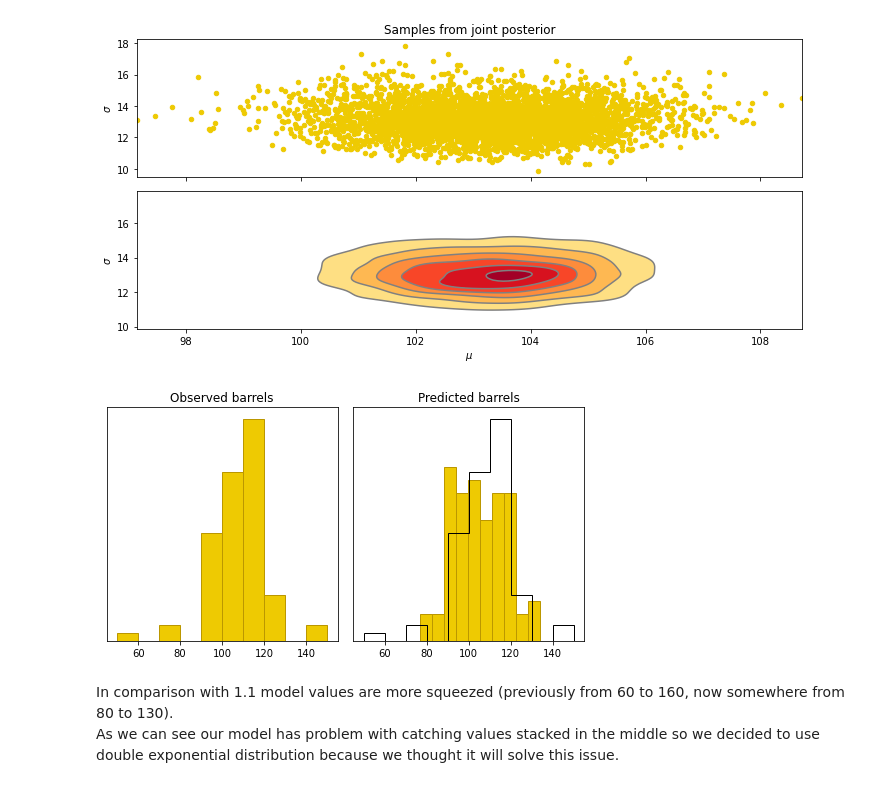
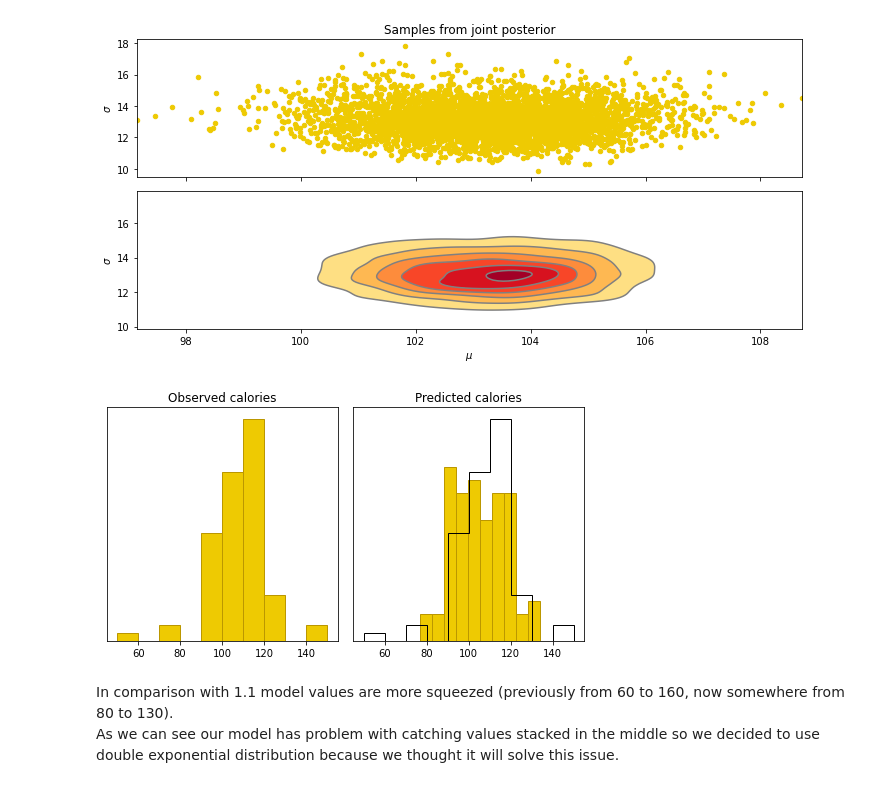
Before and after one commit to nsak99/DataAnalyticsProject, a Jupyter notebook: Project/project.ipynb, the cells around one changed output. Saved outputs shown, nothing was run; the diff lists cells and outputs as text; code cells hidden in the pictures.

Commit message:
Small fix of plots

```diff
--- a/Project/project.ipynb
+++ b/Project/project.ipynb
@@ -693,20 +693,20 @@ plt.show()
 # %%
 fig, axes = plt.subplots(1,2,figsize=(7,4),sharex=True,sharey=True)
 ax=axes[0]
 ax.hist(data['calories'], bins=10, color=DARK,edgecolor=DARK_HIGHLIGHT,density=True)
-ax.set_title('Observed barrels')
+ax.set_title('Observed calories')
 ax.set_yticks(())
 ax2=axes[1]
 ax2.hist(calorie_pred[3000], bins=10, color=DARK,edgecolor=DARK_HIGHLIGHT,density=True)
 ax2.hist(data['calories'], bins=10, histtype='step', color='black', density=True)
 
-ax2.set_title('Predicted barrels')
+ax2.set_title('Predicted calories')
 ax2.set_yticks(())
 fig.tight_layout()
 
 plt.show()
 # %% [output]
-[figure, old version]
+[figure, new version]
 # %% [markdown]
 In comparison with 1.1 model values are more squeezed (previously from 60 to 160, now somewhere from 80 to 130). <br>
 As we can see our model has problem with catching values stacked in the middle so we decided to use double exponential distribution because we thought it will solve this issue.
```
Also changed, not shown: parts of 3 cells of this notebook, 34 other files.
